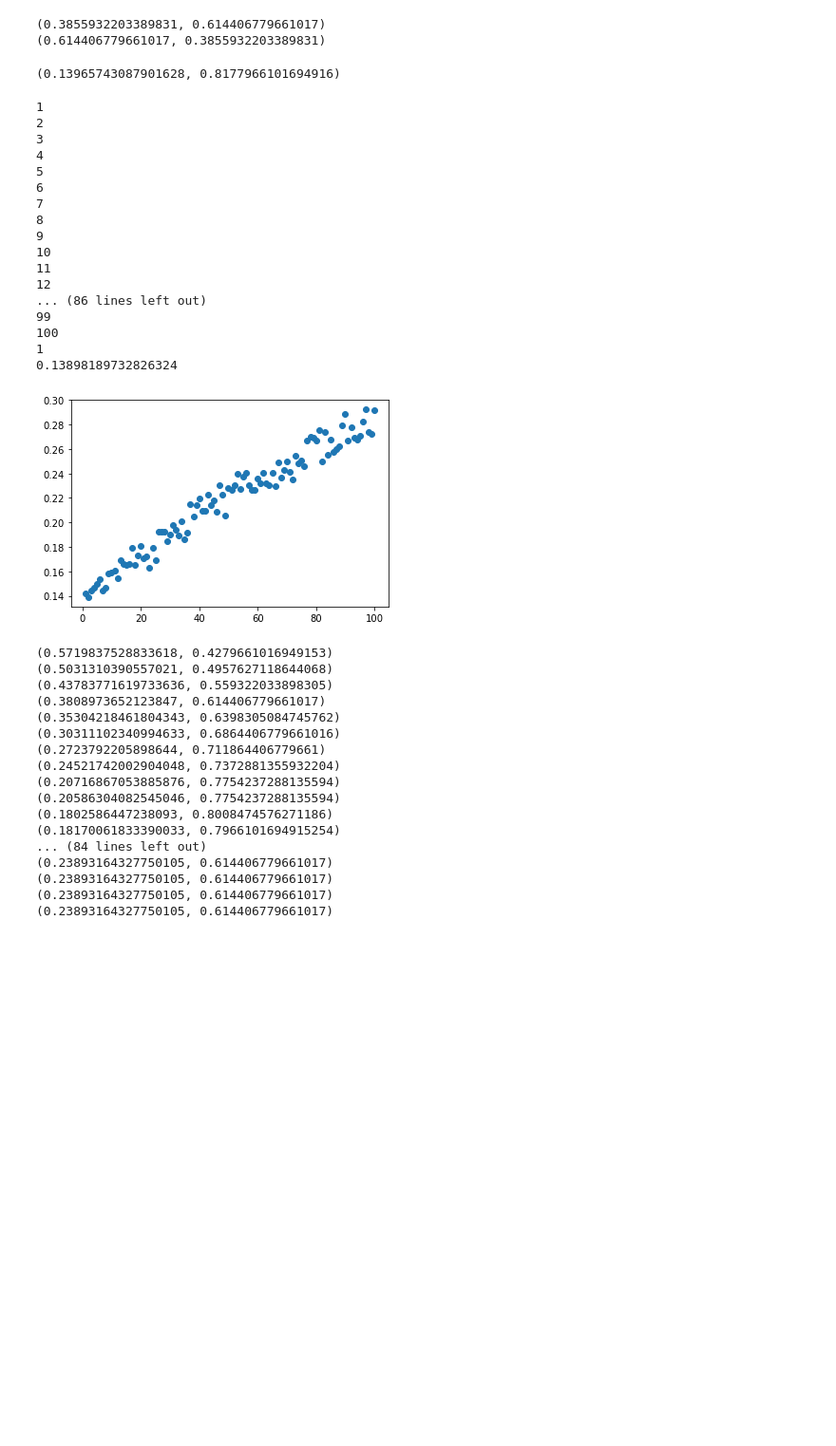
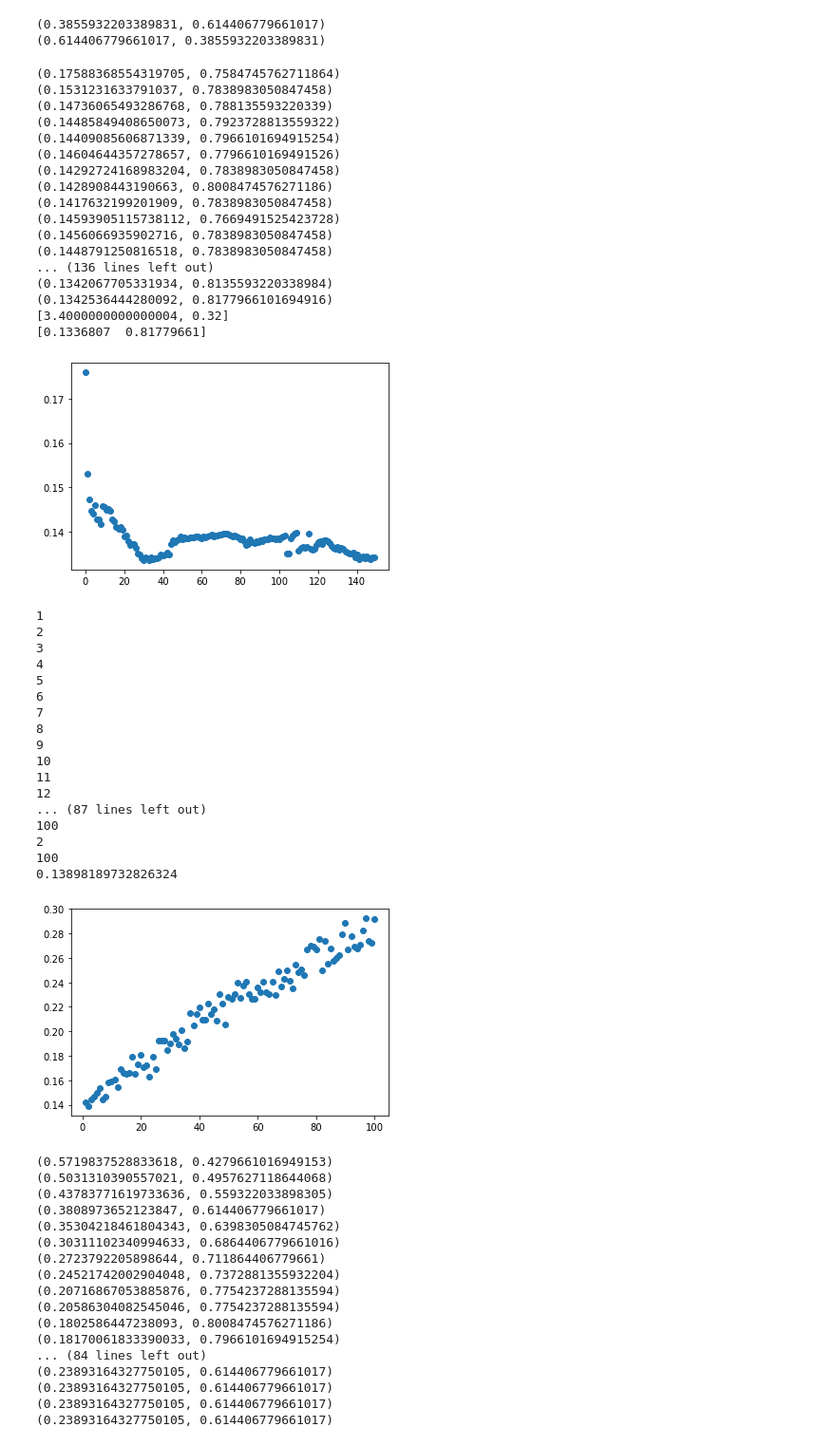
Before and after one commit to JackieLee23/Gravitational-Lensing, a Jupyter notebook: Choosing a classifier.ipynb, the cells around one changed output. Shown: that part at 95% size. Saved outputs shown, nothing was run; the diff lists cells and outputs as text; code cells hidden in the pictures; blank space fills up the shorter version.

```diff
--- a/Choosing a classifier.ipynb
+++ b/Choosing a classifier.ipynb
@@ -306,43 +306,73 @@ print(testPerformance(Xcm, y, "includeNone"))
 # %%
 
 results = []
+params = []
 scaledXcm = np.copy(normXcm)
-scaledXcm[:,1] = 7.1*normXcm[:,1]
+
 for scale in np.arange(0.1, 15.1, 0.1):
+    scaledXcm[:,1] = scale*normXcm[:,1]
+    bestr = 0
+    mn = [10, 0]
     for r in np.arange(0.01, 1.5, 0.01):
-        ret = testPerformance(xcaledXcm, y, "Rnn", r)
+        ret = testPerformance(scaledXcm, y, "Rnn", r)
+        if mn[0] > ret[0]:
+            bestr = r
+            mn = ret
+    params.append([scale, bestr])
+    results.append(mn)
+    print(mn)
 
-ret = testPerformance(scaledXcm, y, "Rnn", 0.34)
 
-print(ret)
+results = np.array(results)
+ks = np.arange(len(results))
 
-# results = np.array(results)
-# ks = np.arange(0.01, 2, 0.01)
+ind = np.argmin(results[:,0])
 
-# ind = np.argmin(results[:,0])
-
-# plt.scatter(ks, results[:,0])
-# print(ks[ind])
+plt.scatter(ks, results[:,0])
+print(params[ind])
+print(results[ind])
 # %% [output]
-(0.13965743087901628, 0.8177966101694916)
+(0.17588368554319705, 0.7584745762711864)
+(0.1531231633791037, 0.7838983050847458)
+(0.14736065493286768, 0.788135593220339)
+(0.14485849408650073, 0.7923728813559322)
+(0.14409085606871339, 0.7966101694915254)
+(0.14604644357278657, 0.7796610169491526)
+(0.14292724168983204, 0.7838983050847458)
+(0.1428908443190663, 0.8008474576271186)
+(0.1417632199201909, 0.7838983050847458)
+(0.14593905115738112, 0.7669491525423728)
+(0.1456066935902716, 0.7838983050847458)
+(0.1448791250816518, 0.7838983050847458)
+... (136 lines left out)
+(0.1342067705331934, 0.8135593220338984)
+(0.1342536444280092, 0.8177966101694916)
+[3.4000000000000004, 0.32]
+[0.1336807  0.81779661]
+[figure, added]
 # %%
 initBox()
 results = []
+indices = []
 for i in range(1, 101):
     print(i)
     mn = 10
     for j in range(1, 101):
+        bestj = 0
         ret = testPerformance(Xcm, y, "box", i, j)
         if mn > ret[0]:
+            bestj = j
             mn = ret[0]
     results.append(mn)
+    indices.append(j)
 
 results = np.array(results)
 xax = np.arange(1, 101)
 plt.scatter(xax, results)
 
 ind = np.argmin(results)
-print(ind)
+print(ind + 1)
+print(indices[ind])
 print(results[ind])
 # %% [output]
 1
@@ -357,10 +387,10 @@ print(results[ind])
 10
 11
 12
-... (86 lines left out)
-99
+... (87 lines left out)
 100
-1
+2
+100
 0.13898189732826324
 [figure]
 # %%
```
